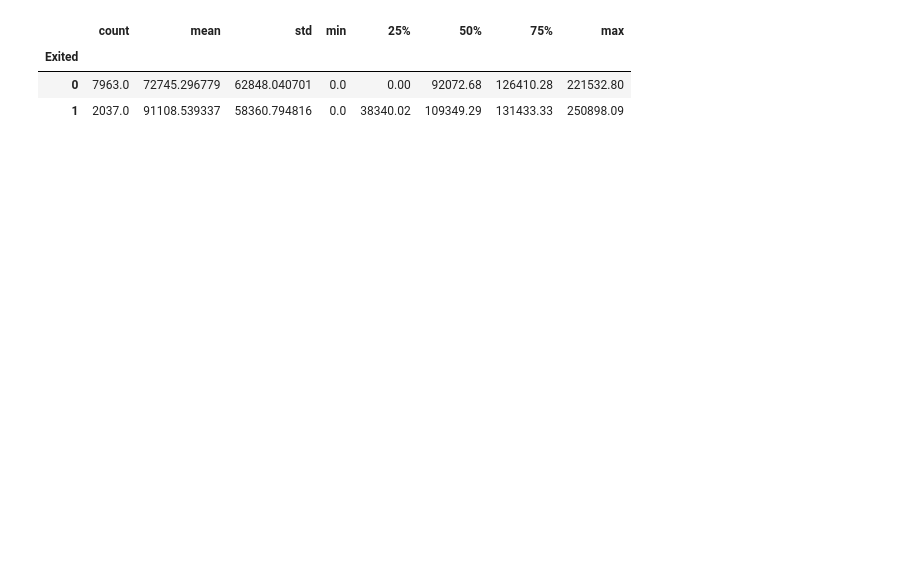
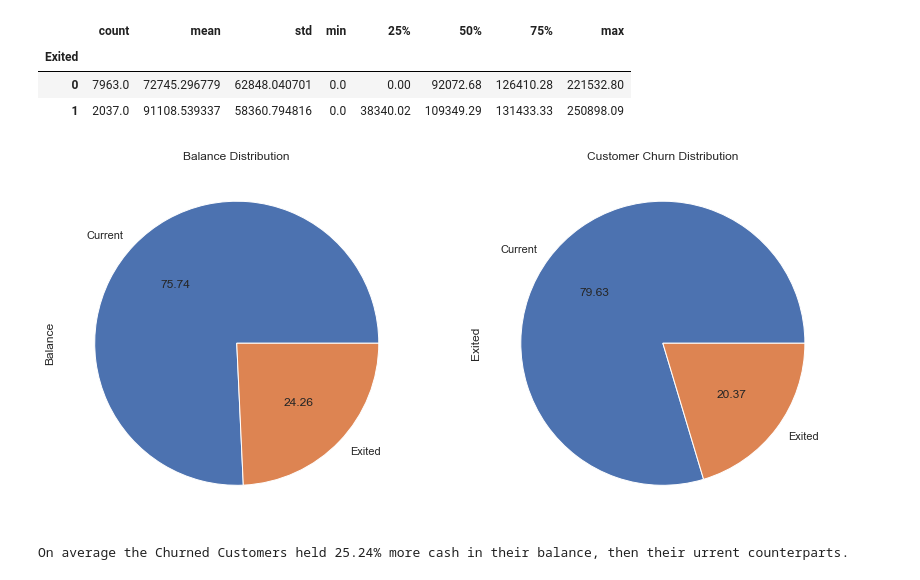
Before and after one commit to joe-orlich/Bank_Churn_Analysis, a Jupyter notebook: Data_Cleaning_EDA.ipynb, the cells around one changed output. Cells and saved outputs as stored; diff of their text form; code cells hidden in the pictures; blank space fills up the shorter version.

```diff
--- a/Data_Cleaning_EDA.ipynb
+++ b/Data_Cleaning_EDA.ipynb
@@ -374,3 +373,20 @@ df.groupby('Exited').Balance.describe()
 | Exited |  |  |  |  |  |  |  |  |
 | 0 | 7963.0 | 72745.296779 | 62848.040701 | 0.0 | 0.00 | 92072.68 | 126410.28 | 221532.80 |
 | 1 | 2037.0 | 91108.539337 | 58360.794816 | 0.0 | 38340.02 | 109349.29 | 131433.33 | 250898.09 |
+# %%
+fig, axes = plt.subplots(1,2, figsize=(14,7))
+fig.patch.set_facecolor('white')
+
+ax1=axes[0]
+ax1.set_title('Balance Distribution')
+(df.groupby('Exited').Balance.sum()/df.Balance.sum()).plot.pie(autopct='%.2f',labels=['Current', 'Exited'], ax=ax1)
+
+ax2= axes[1]
+exited_series.value_counts().plot.pie(autopct='%.2f', title='Customer Churn Distribution', ax=ax2);
+# %% [output]
+[figure, added]
+# %%
+churn_bal_mean = df.groupby('Exited')['Balance'].mean()[1]/df.groupby('Exited')['Balance'].mean()[0]
+print('On average the Churned Customers held ' + str(round((churn_bal_mean-1) * 100,2)) + '% more cash in their balance, then their urrent counterparts.')
+# %% [output]
+On average the Churned Customers held 25.24% more cash in their balance, then their urrent counterparts.
```
Also changed, not shown: parts of 20 cells of this notebook, 1 other file.
